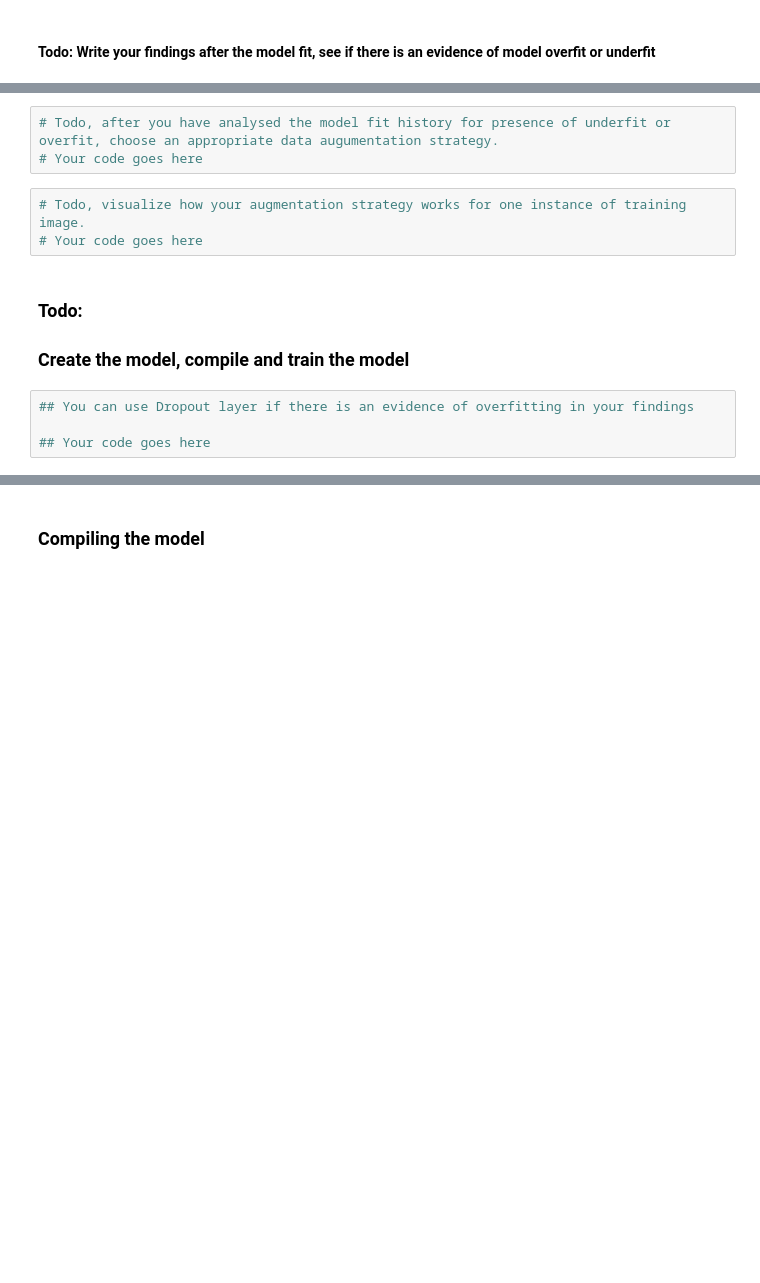
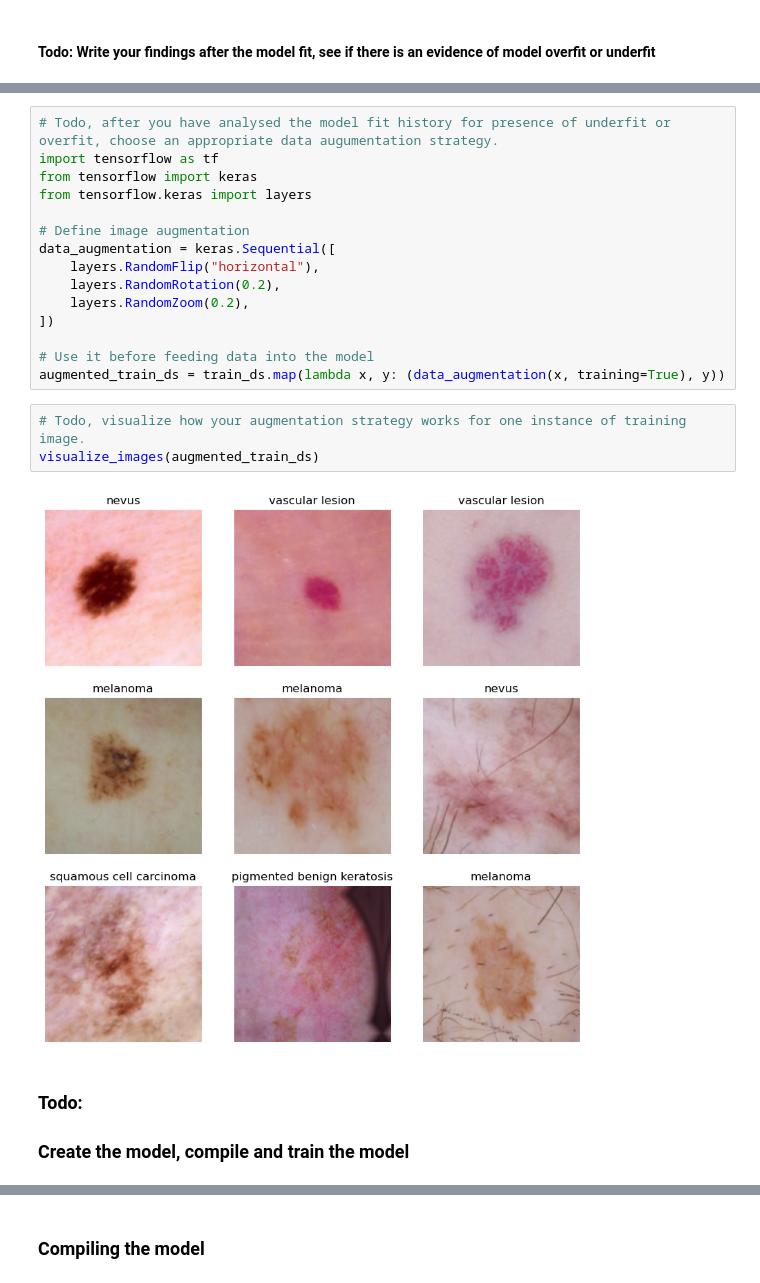
Before and after one commit to kamit1983/Melanoma-Detection, a Jupyter notebook: Amit_kumar_nn.ipynb, the cells around one changed output, grey strips where cells are left out. Cells and saved outputs as stored; diff of their text form; blank space fills up the shorter version.

```diff
--- a/Amit_kumar_nn.ipynb
+++ b/Amit_kumar_nn.ipynb
@@ -278,13 +323,23 @@ plt.show()
 # %%
 # Todo, after you have analysed the model fit history for presence of underfit or overfit, choose an appropriate data augumentation strategy.
-# Your code goes here
+import tensorflow as tf
+from tensorflow import keras
+from tensorflow.keras import layers
+
+# Define image augmentation
+data_augmentation = keras.Sequential([
+    layers.RandomFlip("horizontal"),
+    layers.RandomRotation(0.2),
+    layers.RandomZoom(0.2),
+])
+
+# Use it before feeding data into the model
+augmented_train_ds = train_ds.map(lambda x, y: (data_augmentation(x, training=True), y))
 # %%
 # Todo, visualize how your augmentation strategy works for one instance of training image.
-# Your code goes here
+visualize_images(augmented_train_ds)
+# %% [output]
+[figure, added]
 # %% [markdown]
 ### Todo:
 ### Create the model, compile and train the model
-# %%
-## You can use Dropout layer if there is an evidence of overfitting in your findings
-
-## Your code goes here
```
Also changed, not shown: parts of 42 cells of this notebook.
